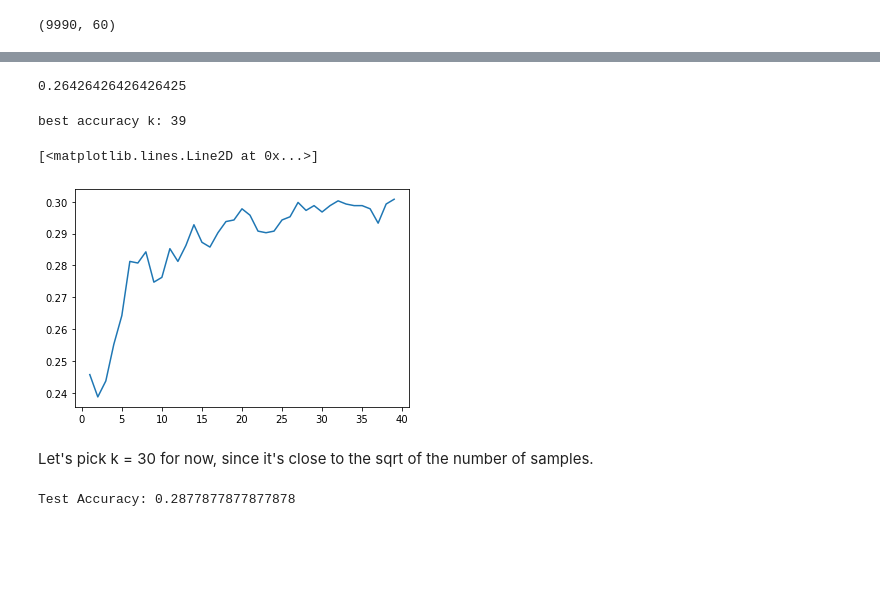
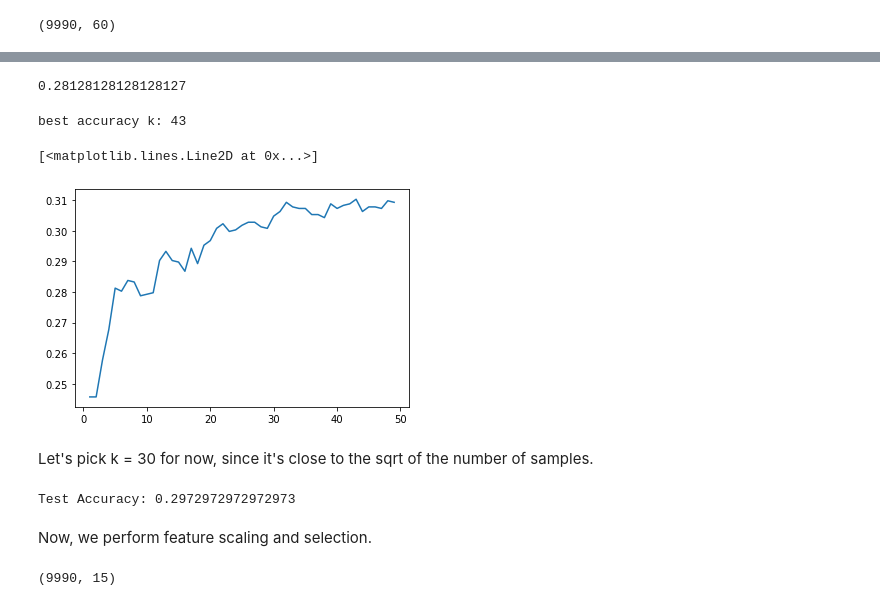
Before and after one commit to teaywright/CSCI4622-Project-Music-Genre-Classification, a Jupyter notebook: MusicGenreClassificationKNN.ipynb, the cells around one changed output, grey strips where cells are left out. Cells and saved outputs as stored; diff of their text form; code cells hidden in the pictures; blank space fills up the shorter version.

Commit message:
added normalization and feature selection with PCA, but selection not improving accuracy yet

```diff
--- a/MusicGenreClassificationKNN.ipynb
+++ b/MusicGenreClassificationKNN.ipynb
@@ -42,36 +42,36 @@ X_train, X_test, y_train, y_test = sklearn.model_selection.train_test_split(X, y
 X_train, X_valid, y_train, y_valid = sklearn.model_selection.train_test_split(X_train, y_train, test_size=0.25, random_state=1)
 # %%
 #knn without any feature selection, etc
-KNNClassifier = KNeighborsClassifier(n_neighbors=5)
+KNNClassifier = KNeighborsClassifier(n_neighbors=5, weights='distance')
 KNNClassifier.fit(X_train,y_train)
 y_pred_valid = KNNClassifier.predict(X_valid)
 sklearn.metrics.accuracy_score(y_valid,y_pred_valid)
 # %% [output]
-0.26426426426426425
+0.28128128128128127
 # %%
 #find best k
 #one says sqrt N = ~31
-ks = [i for i in range(1,40)]
+ks = [i for i in range(1,50)]
 accs = []
 
 for k in ks:
-    KNNClassifier = KNeighborsClassifier(n_neighbors=k)
+    KNNClassifier = KNeighborsClassifier(n_neighbors=k,weights='distance')
     KNNClassifier.fit(X_train,y_train)
     y_pred_valid = KNNClassifier.predict(X_valid)
     accs.append(sklearn.metrics.accuracy_score(y_valid,y_pred_valid))
 print("best accuracy k:",ks[np.argmax(accs)])
 plt.plot(ks,accs)
 # %% [output]
-best accuracy k: 39
+best accuracy k: 43
 [<matplotlib.lines.Line2D at 0x...>]
-[figure, old version]
+[figure, new version]
 # %% [markdown]
 Let's pick k = 30 for now, since it's close to the sqrt of the number of samples.
 # %%
 #test
-KNNClassifier = KNeighborsClassifier(n_neighbors=30)
+KNNClassifier = KNeighborsClassifier(n_neighbors=30,weights='distance')
 KNNClassifier.fit(X_train,y_train)
 y_pred_test = KNNClassifier.predict(X_test)
 print("Test Accuracy:",sklearn.metrics.accuracy_score(y_test,y_pred_test))
 # %% [output]
-Test Accuracy: 0.2877877877877878
+Test Accuracy: 0.2972972972972973
@@ -79,0 +78,2 @@ Test Accuracy: 0.2877877877877878
+# %% [markdown]
+Now, we perform feature scaling and selection.
@@ -79,0 +84,8 @@ Test Accuracy: 0.2877877877877878
+# %%
+#use sklearn PCA, use a diff method -- currently not improving results, make note in milestone 3
+pca = PCA(n_components=15)
+pca.fit(X)
+X_select = pca.transform(X_normal)
+X_select.shape
+# %% [output]
+(9990, 15)
```
Also changed, not shown: parts of 11 cells of this notebook.
